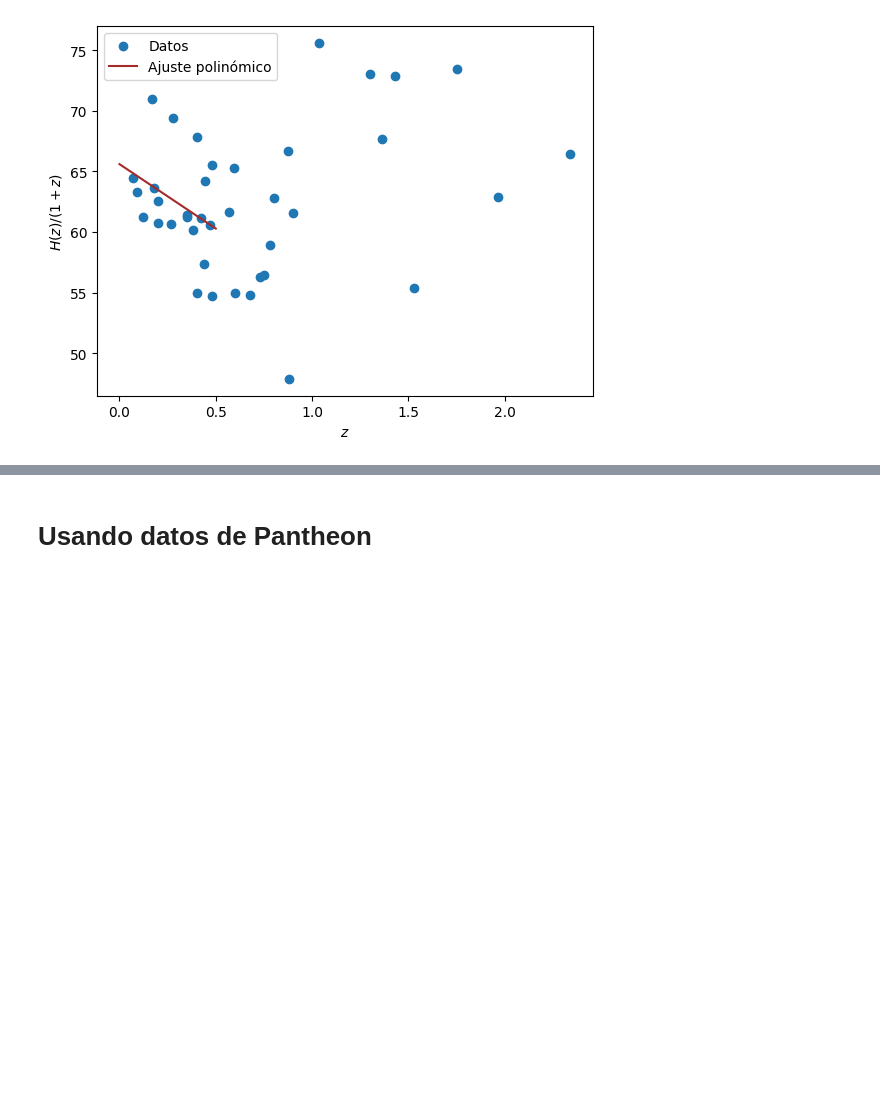
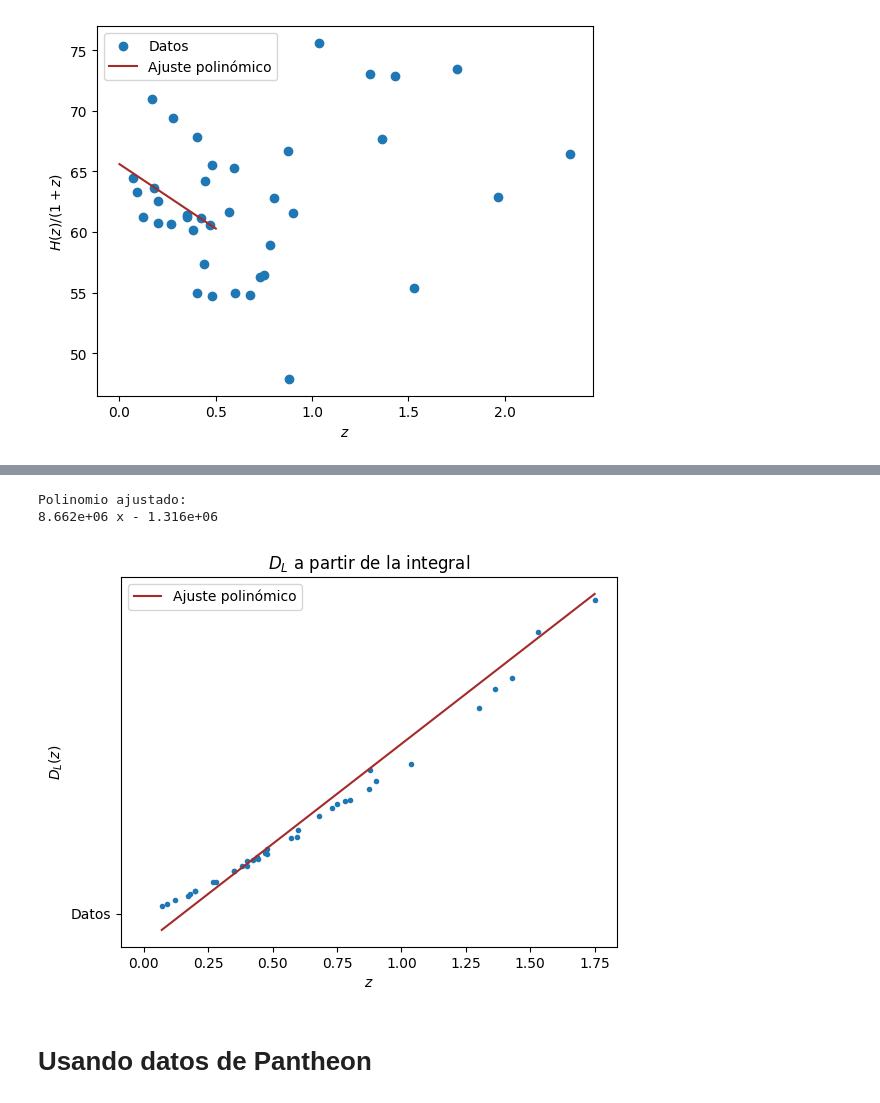
Before and after one commit to XimePS/Practica-DFI, a Jupyter notebook: código práctica dfi.ipynb, the cells around one changed output, grey strips where cells are left out. Saved outputs shown, nothing was run; the diff lists cells and outputs as text; code cells hidden in the pictures; blank space fills up the shorter version.

```diff
--- a/código práctica dfi.ipynb
+++ b/código práctica dfi.ipynb
@@ -155,3 +111,47 @@ Polinomio ajustado:
+# %%
+E = np.zeros(len(H))
+H_0 = 72
+integral = np.zeros(len(H))
+c = 3e8
+
+for i in range(len(H)):
+    E[i] = H[i]/H_0
+
+for i in range(len(H)):
+    integral[i] = (z[i] - 0)*(1/E[i] + 1) / 2
+
+
+D_LH = np.zeros(len(H))
+
+for i in range(len(H)):
+    D_LH[i] = c*((1+z[i])/H_0)*integral[i]
+
+# Ajuste Lineal
+
+coeficientes_ = np.polyfit(z, D_LH, 1)
+
+z = z[0:-2]
+D_LH = D_LH[0:-2]
+
+polinomio_ = np.poly1d(coeficientes_)
+
+print("Polinomio ajustado:", polinomio_)
+
+# Genera puntos para la curva ajustada
+z_ajuste_ = np.linspace(min(z), max(z), 100)
+D_LH_ajuste = polinomio_(z_ajuste_)
+
+plt.plot(z, D_LH, '.', "Datos")
+plt.plot(z_ajuste_, D_LH_ajuste, label='Ajuste polinómico', color='brown')
+plt.xlabel('$z$')
+plt.ylabel('$D_L(z)$')
+plt.title('$D_L$ a partir de la integral')
+plt.legend()
+plt.show()
+# %% [output]
+Polinomio ajustado:
+8.662e+06 x - 1.316e+06
+[figure, added]
 # %% [markdown]
 # Usando datos de Pantheon
 # %% [markdown]
```
Also changed, not shown: parts of 4 cells of this notebook.
